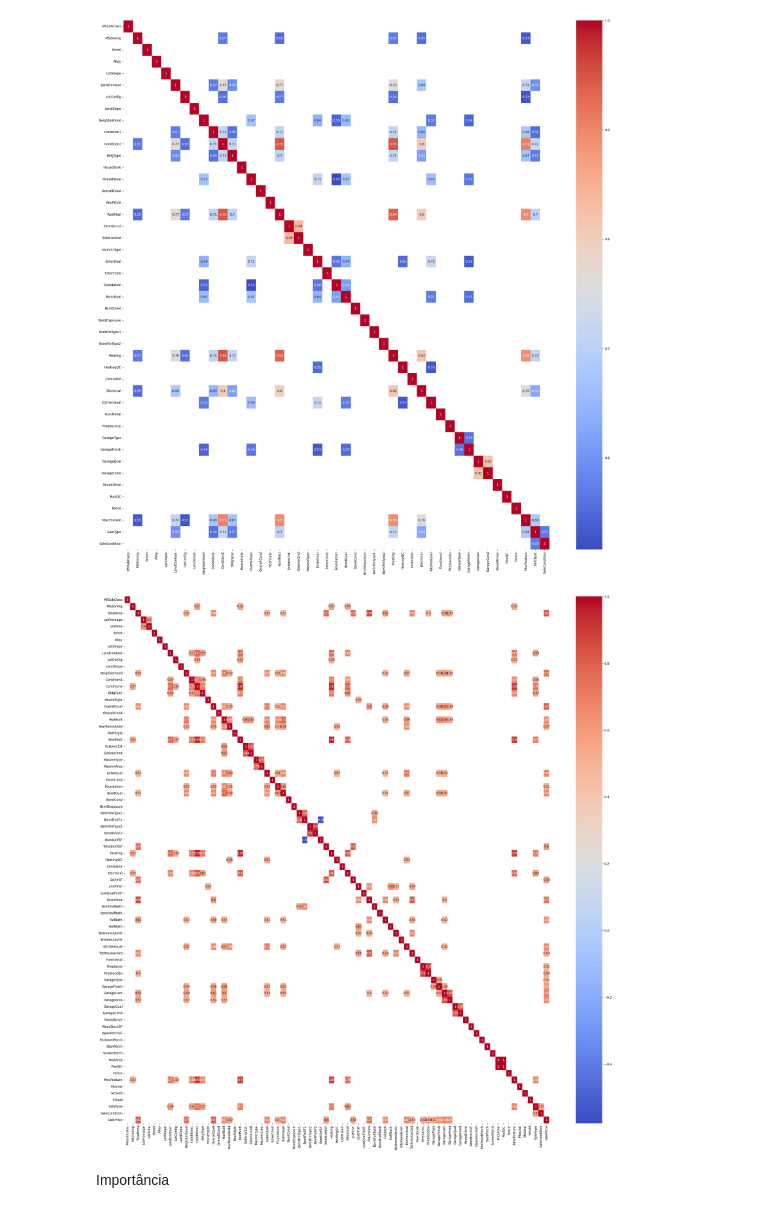
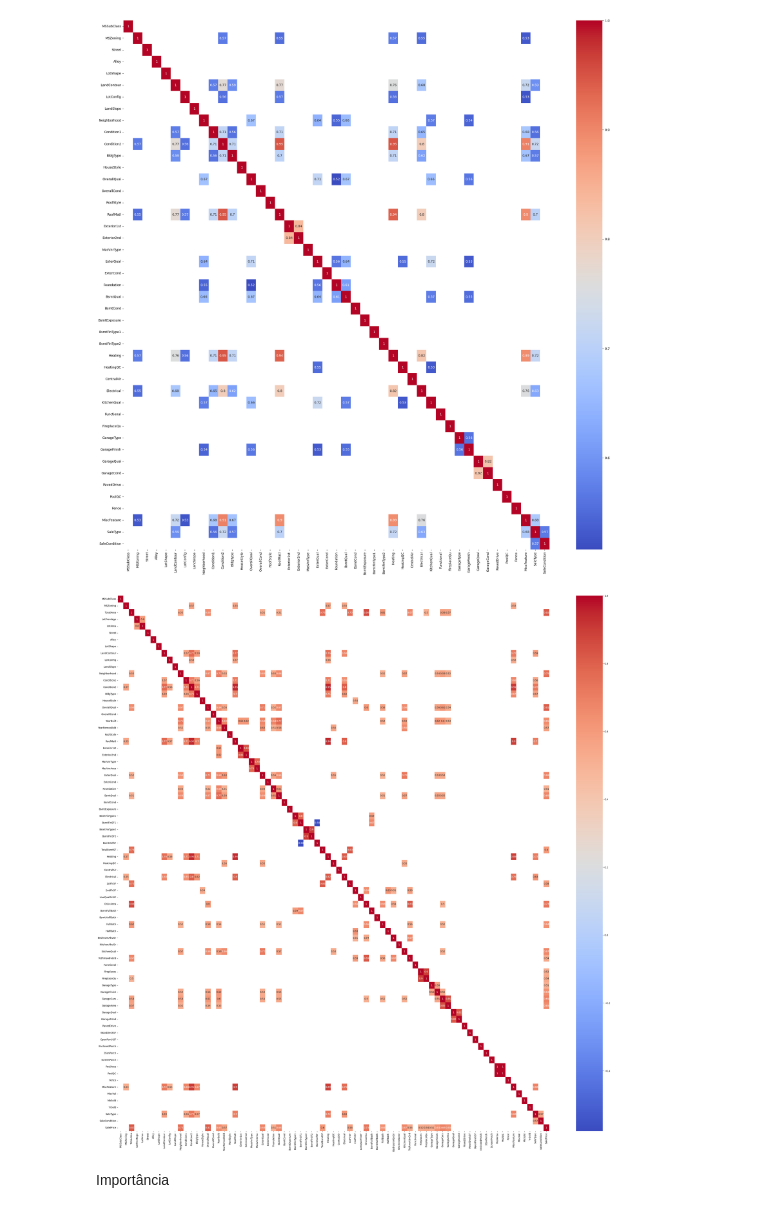
Before and after one commit to DuarteCardoso07/ML_houseprices, a Jupyter notebook: code.ipynb, the cells around one changed output. Saved outputs shown, nothing was run; the diff lists cells and outputs as text; code cells hidden in the pictures.

```diff
--- a/code.ipynb
+++ b/code.ipynb
@@ -396,12 +395,12 @@ plt.show()
 # %%
 #Todas as variaveis
 corr_spearman = df.corr(method='spearman')
 corr_spearman= corr_spearman[corr_spearman.abs()> threshold_corr]
-plt.figure(figsize=(30, 30))
+plt.figure(figsize=(40, 40))
 sn.heatmap(corr_spearman,annot=True,cmap='coolwarm')
 plt.show()
 # %% [output]
-[figure, old version]
+[figure, new version]
 # %% [markdown]
 Importância
 # %%
```
Also changed, not shown: parts of 7 cells of this notebook, 1 other file.
